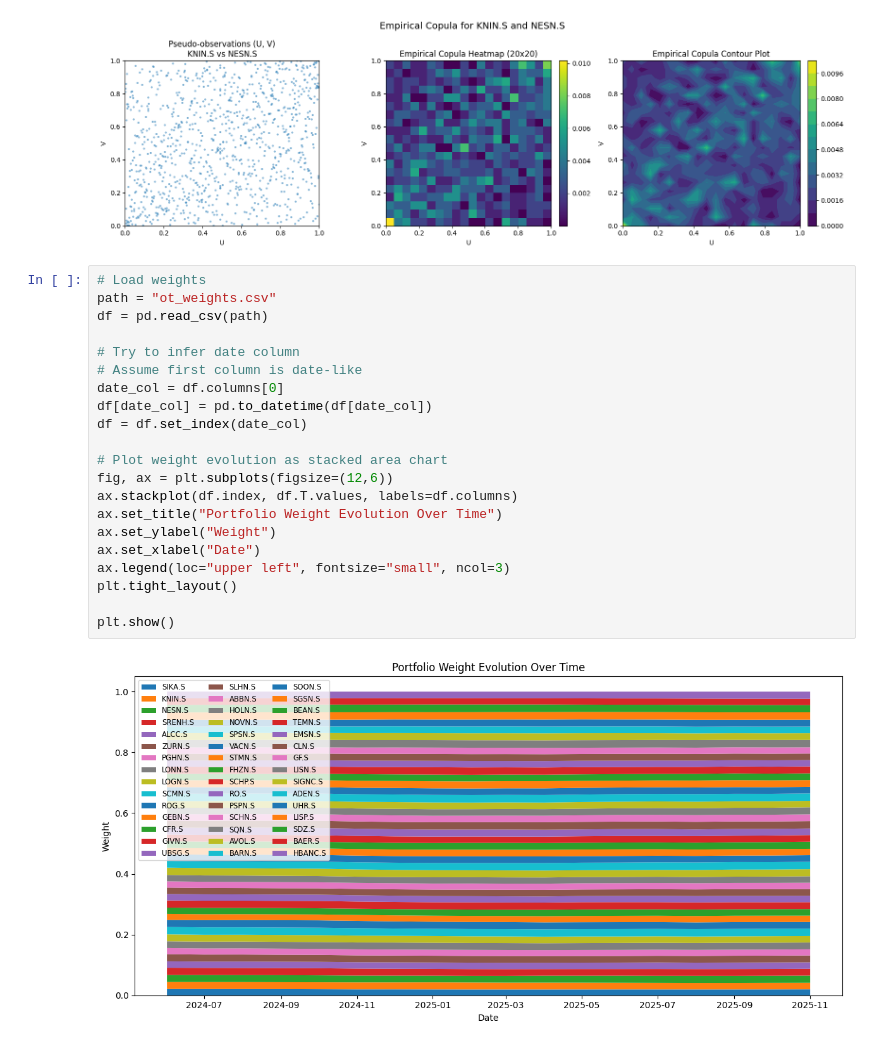
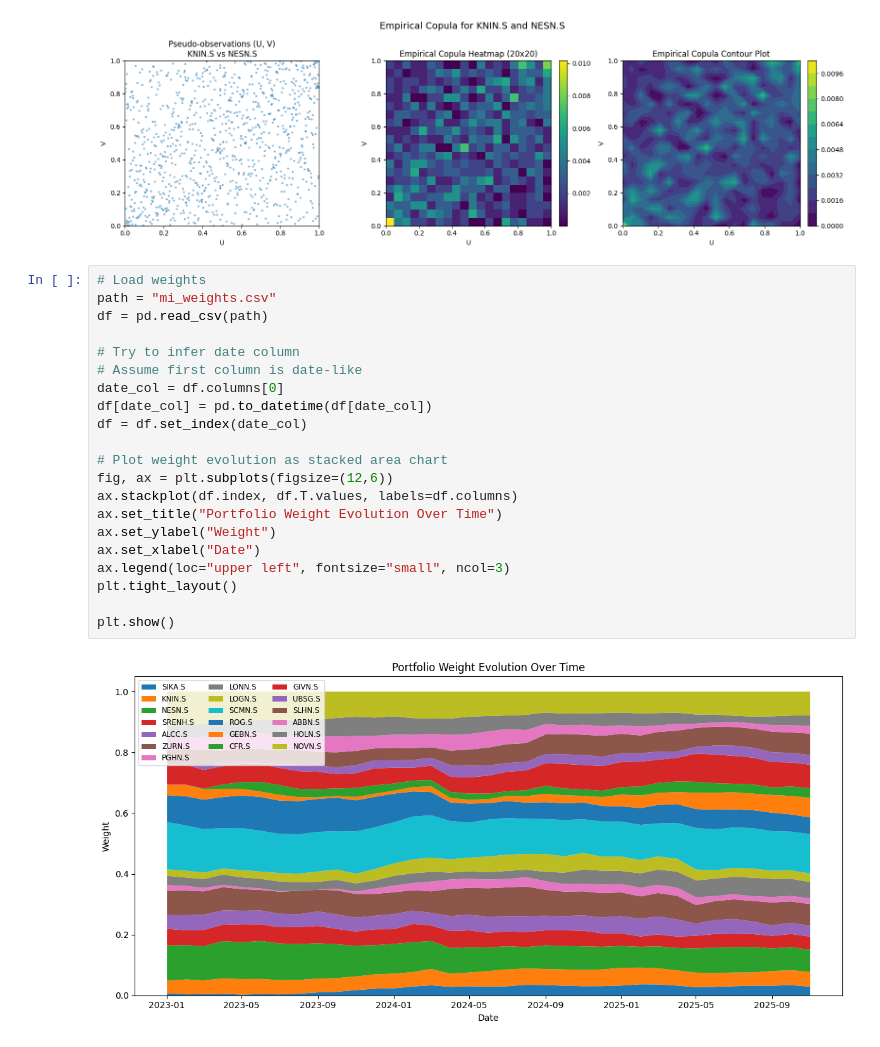
Before and after one commit to fdu11235/DependenceMeasures, a Jupyter notebook: src/eda.ipynb, the cells around one changed output. Cells and saved outputs as stored; diff of their text form.

```diff
--- a/src/eda.ipynb
+++ b/src/eda.ipynb
@@ -188,24 +188,24 @@ plot_asset_copula_contour(
 [figure]
 # %%
 # Load weights
-path = "ot_weights.csv"
+path = "mi_weights.csv"
 df = pd.read_csv(path)
 
 # Try to infer date column
 # Assume first column is date-like
 date_col = df.columns[0]
 df[date_col] = pd.to_datetime(df[date_col])
 df = df.set_index(date_col)
 
 # Plot weight evolution as stacked area chart
 fig, ax = plt.subplots(figsize=(12,6))
 ax.stackplot(df.index, df.T.values, labels=df.columns)
 ax.set_title("Portfolio Weight Evolution Over Time")
 ax.set_ylabel("Weight")
 ax.set_xlabel("Date")
 ax.legend(loc="upper left", fontsize="small", ncol=3)
 plt.tight_layout()
 
 plt.show()
 # %% [output]
-[figure, old version]
+[figure, new version]
```
Also changed, not shown: 7 other files.
